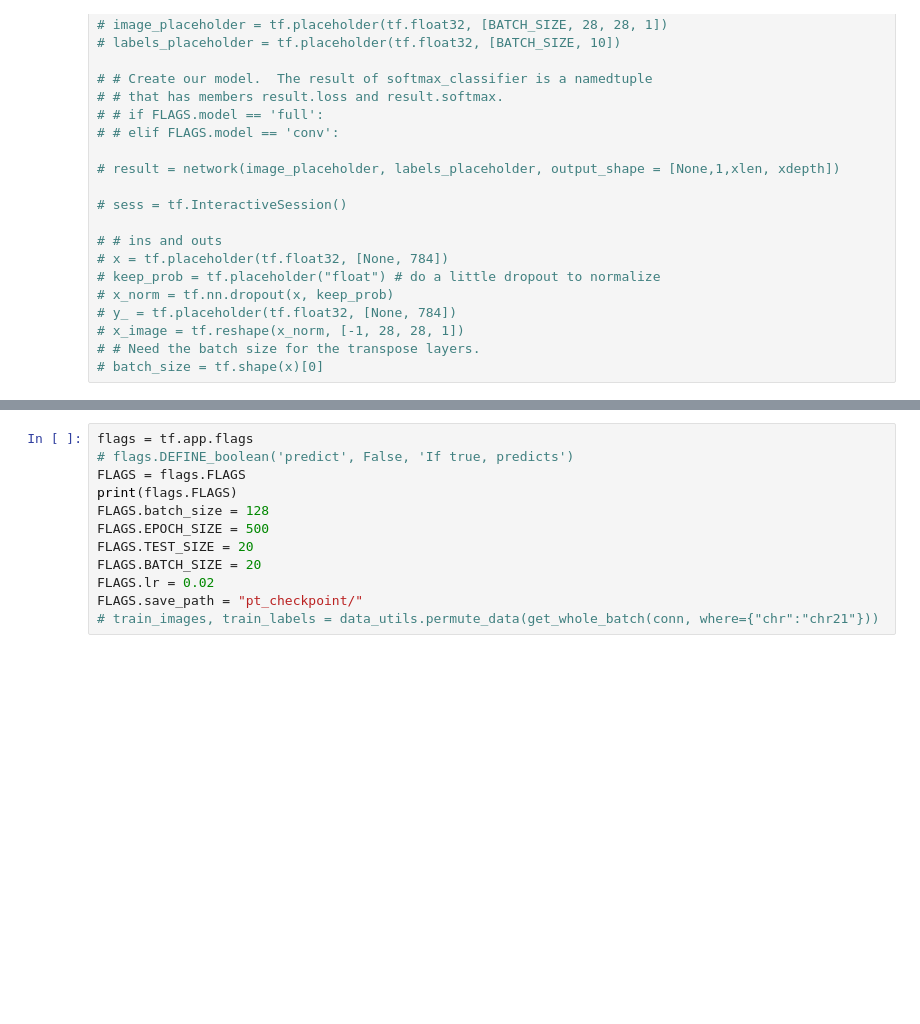
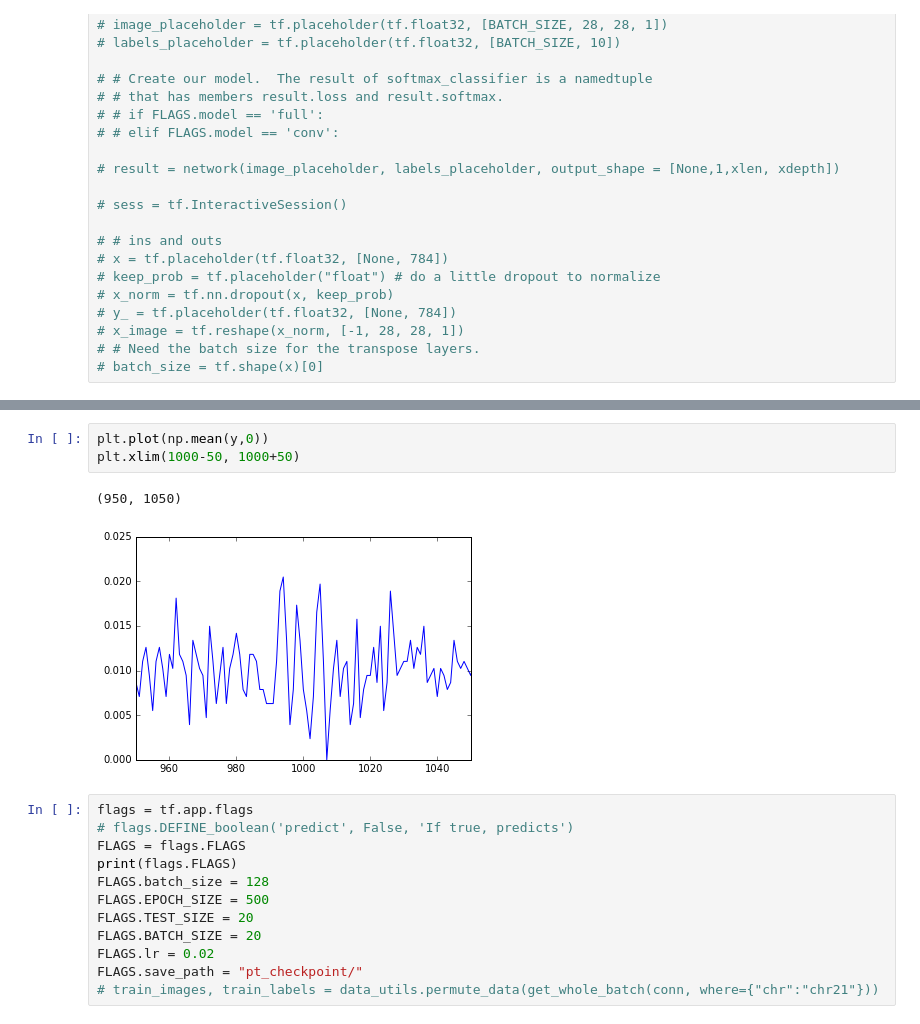
Before and after one commit to DSLituiev/poisson_footprints, a Jupyter notebook: src/pt_sandbox.ipynb, the cells around one changed output, grey strips where cells are left out. Saved outputs shown, nothing was run; the diff lists cells and outputs as text; blank space fills up the shorter version.

```diff
--- a/src/pt_sandbox.ipynb
+++ b/src/pt_sandbox.ipynb
@@ -197,3 +211,9 @@ def get_whole_batch(conn, where={"chr":"chr21"}, binary=False, dtype=np.float32)
+# %%
+plt.plot(np.mean(y,0))
+plt.xlim(1000-50, 1000+50)
+# %% [output]
+(950, 1050)
+[figure, added]
 # %%
 flags = tf.app.flags
 # flags.DEFINE_boolean('predict', False, 'If true, predicts')
```
Also changed, not shown: parts of 4 cells of this notebook, 5 other files.
